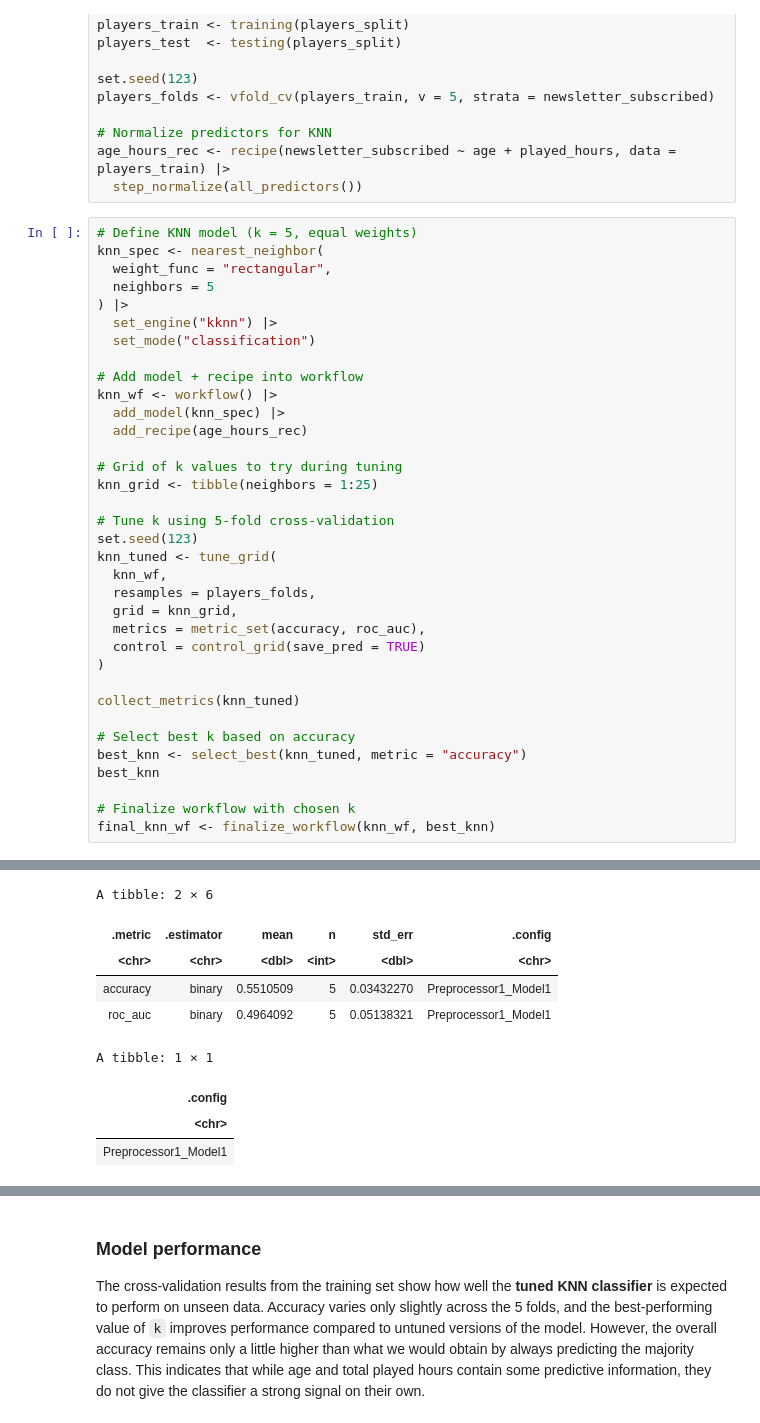
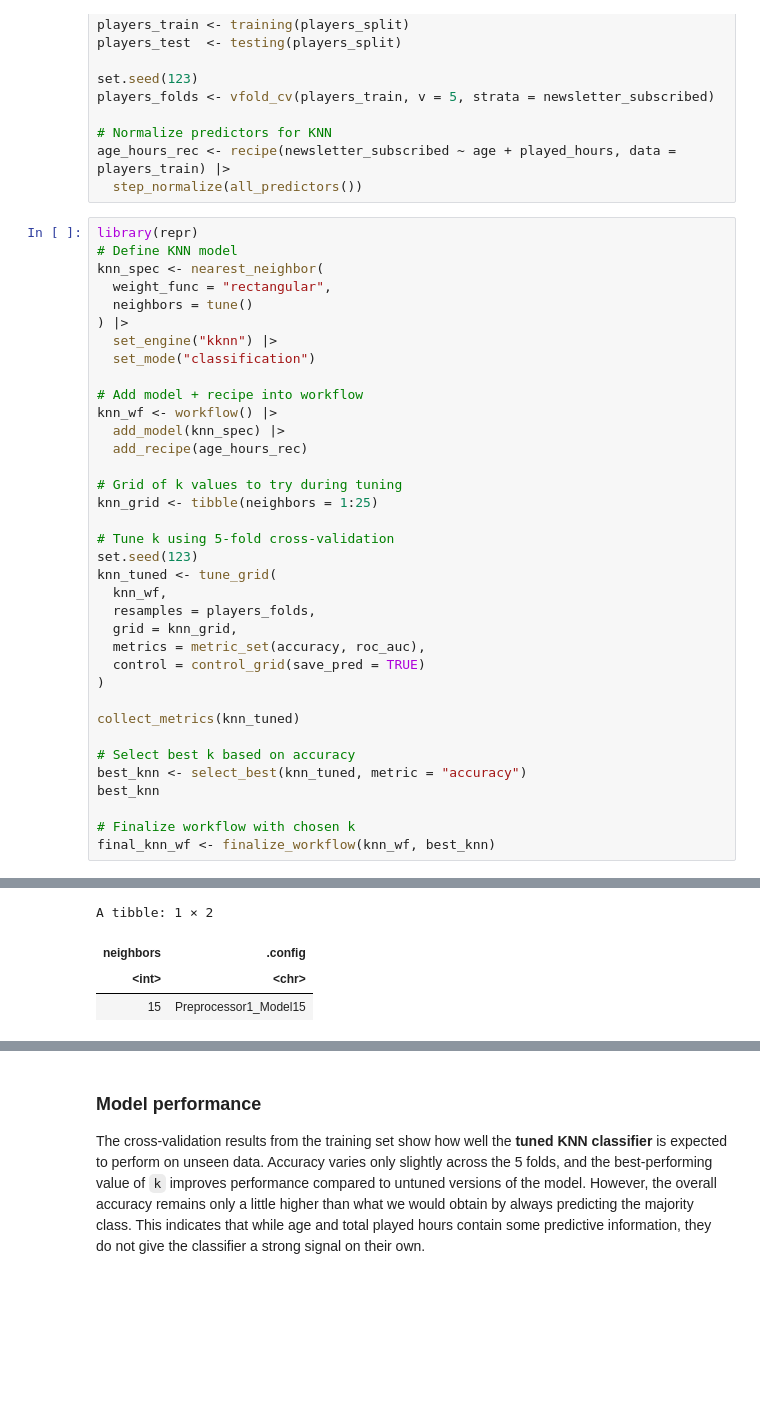
Before and after one commit to kirstenkam/dsci_project, a Jupyter notebook: group_project_report (3).ipynb, the cells around one changed output, grey strips where cells are left out. Drawn from its saved outputs; the diff is of its cells as text; blank space fills up the shorter version.

```diff
--- a/group_project_report (3).ipynb
+++ b/group_project_report (3).ipynb
@@ -255,10 +237,11 @@ players_folds <- vfold_cv(players_train, v = 5, strata = newsletter_subscribed)
 age_hours_rec <- recipe(newsletter_subscribed ~ age + played_hours, data = players_train) |>
   step_normalize(all_predictors())
 # %%
-# Define KNN model (k = 5, equal weights)
+library(repr)
+# Define KNN model
 knn_spec <- nearest_neighbor(
   weight_func = "rectangular",
-  neighbors = 5
+  neighbors = tune()
 ) |>
   set_engine("kknn") |>
   set_mode("classification")
@@ -295,12 +295,7 @@ Warning message:
-A tibble: 2 × 6
+A tibble: 1 × 2
-| .metric | .estimator | mean | n | std_err | .config |
-| <chr> | <chr> | <dbl> | <int> | <dbl> | <chr> |
-| accuracy | binary | 0.5510509 | 5 | 0.03432270 | Preprocessor1_Model1 |
-| roc_auc | binary | 0.4964092 | 5 | 0.05138321 | Preprocessor1_Model1 |
-A tibble: 1 × 1
-| .config |
-| <chr> |
-| Preprocessor1_Model1 |
+| neighbors | .config |
+| <int> | <chr> |
+| 15 | Preprocessor1_Model15 |
 # %%
 # Fit final tuned model on training data and evaluate on test set
 set.seed(123)
```
Also changed, not shown: parts of 6 cells of this notebook.
